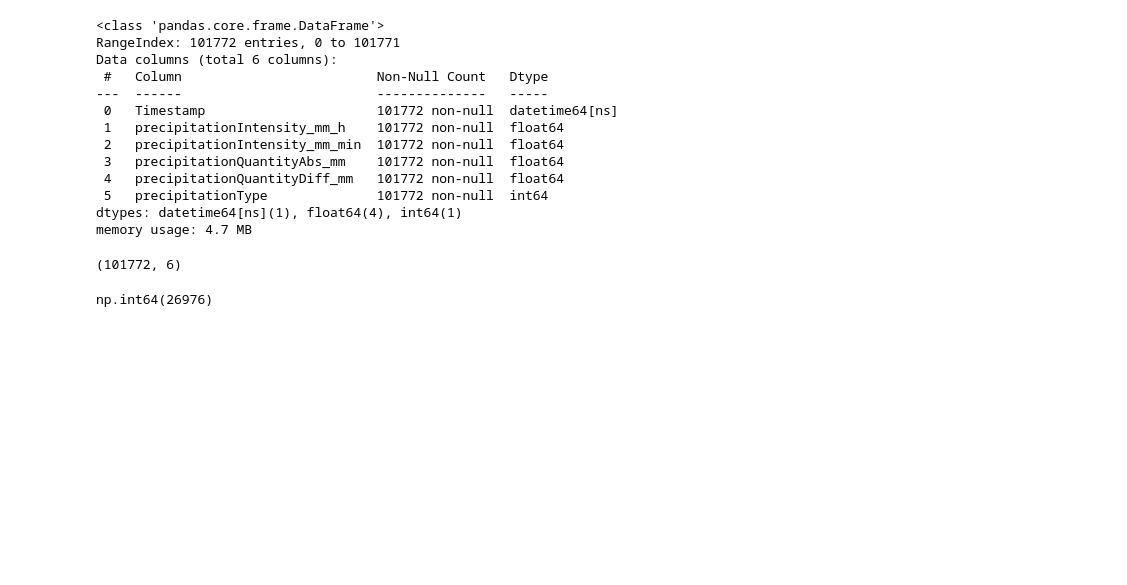
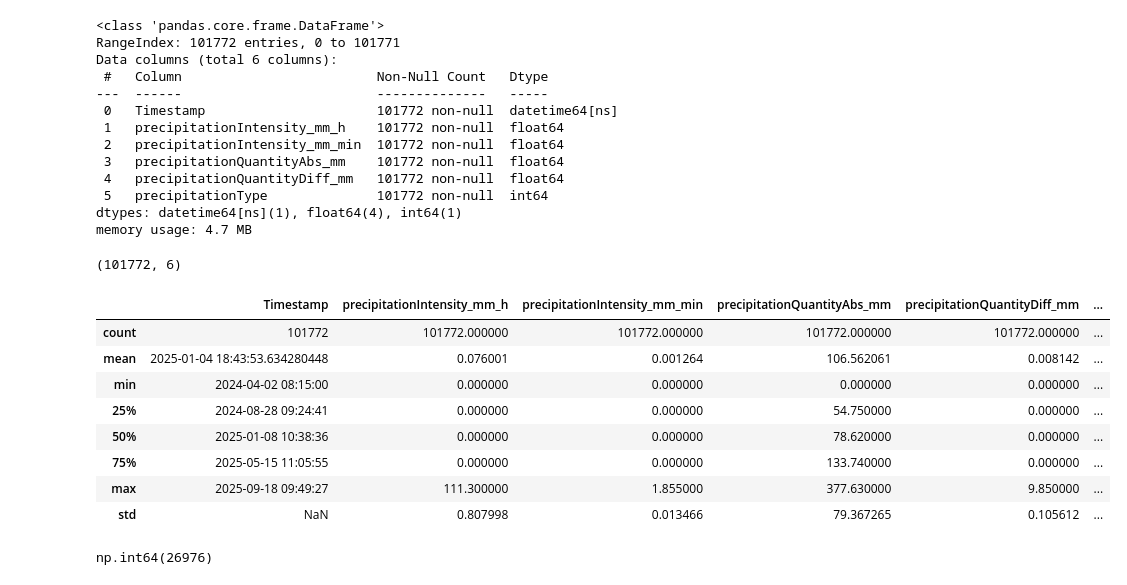
Before and after one commit to Mortti11/Marjetas_project, a Jupyter notebook: ws100.ipynb, the cells around one changed output. Drawn from its saved outputs; the diff is of its cells as text; code cells hidden in the pictures; blank space fills up the shorter version.

```diff
--- a/ws100.ipynb
+++ b/ws100.ipynb
@@ -85,6 +62,18 @@ memory usage: 4.7 MB
 Kaakkovuorentie.shape
 # %% [output]
 (101772, 6)
+# %%
+Kaakkovuorentie.describe()
+# %% [output]
+|  | Timestamp | precipitationIntensity_mm_h | precipitationIntensity_mm_min | precipitationQuantityAbs_mm | precipitationQuantityDiff_mm | ... |
+| count | 101772 | 101772.000000 | 101772.000000 | 101772.000000 | 101772.000000 | ... |
+| mean | 2025-01-04 18:43:53.634280448 | 0.076001 | 0.001264 | 106.562061 | 0.008142 | ... |
+| min | 2024-04-02 08:15:00 | 0.000000 | 0.000000 | 0.000000 | 0.000000 | ... |
+| 25% | 2024-08-28 09:24:41 | 0.000000 | 0.000000 | 54.750000 | 0.000000 | ... |
+| 50% | 2025-01-08 10:38:36 | 0.000000 | 0.000000 | 78.620000 | 0.000000 | ... |
+| 75% | 2025-05-15 11:05:55 | 0.000000 | 0.000000 | 133.740000 | 0.000000 | ... |
+| max | 2025-09-18 09:49:27 | 111.300000 | 1.855000 | 377.630000 | 9.850000 | ... |
+| std | NaN | 0.807998 | 0.013466 | 79.367265 | 0.105612 | ... |
 # %%
 # Check for duplicates
 Kaakkovuorentie.duplicated().sum()
```
Also changed, not shown: parts of 10 cells of this notebook, 2 other files.
